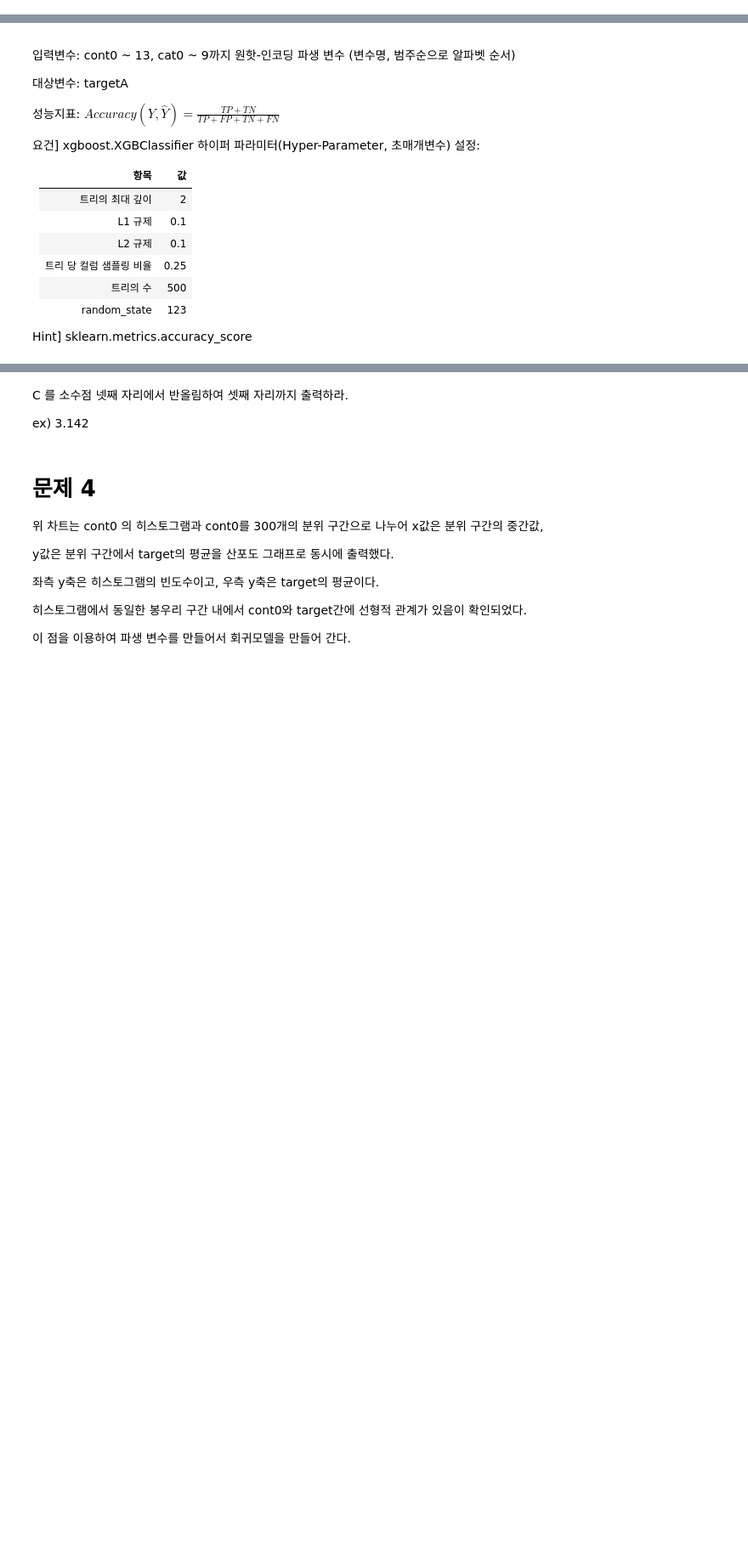
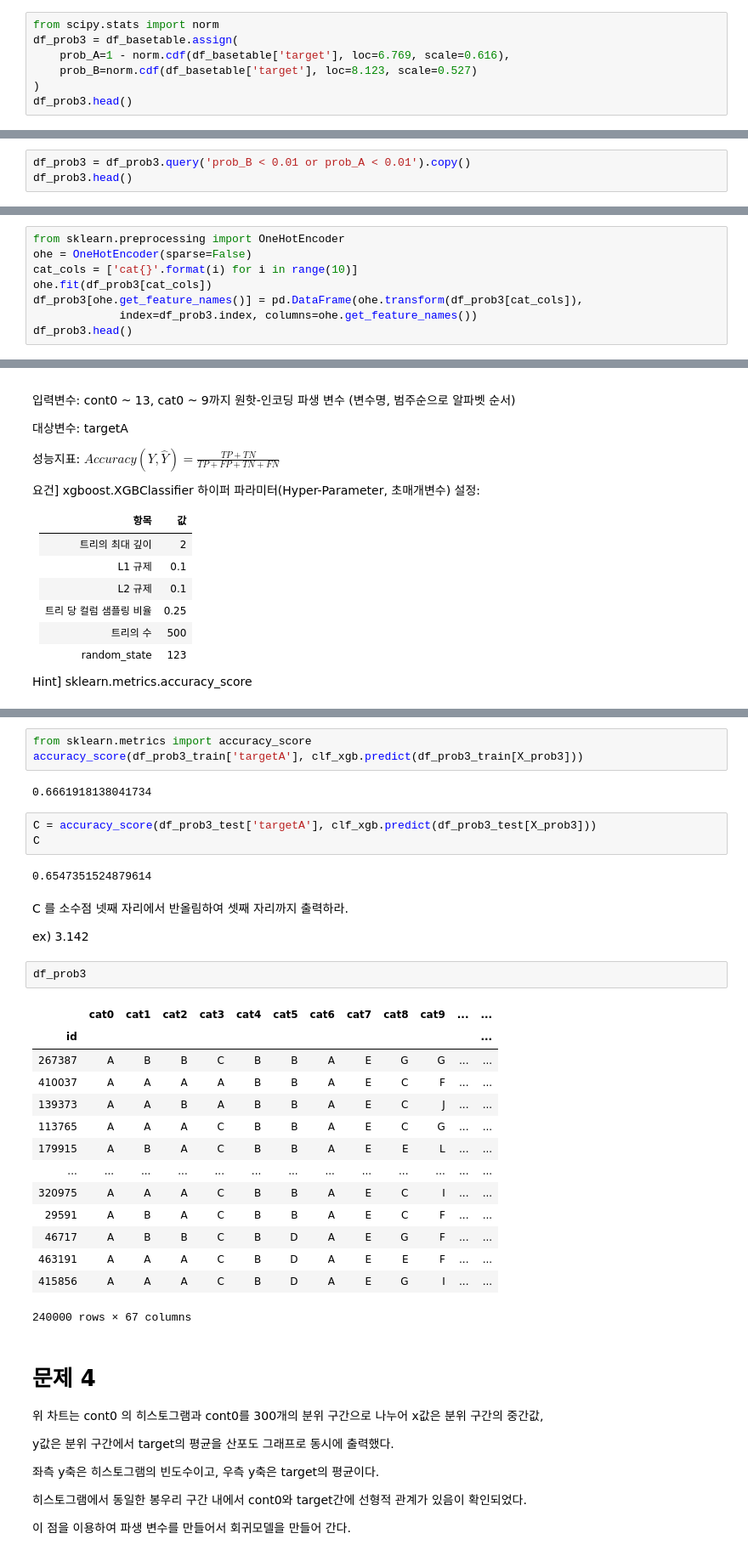
Before and after one commit to sunkusun9/DS_lv3_2304, a Jupyter notebook: sec_ds_lv3_prob2_prob.ipynb, the cells around one changed output, grey strips where cells are left out. Shown at 85% size. Cells and saved outputs as stored; diff of their text form; blank space fills up the shorter version.

```diff
--- a/sec_ds_lv3_prob2_prob.ipynb
+++ b/sec_ds_lv3_prob2_prob.ipynb
@@ -654,3 +690,10 @@ A 범주의 평균은 6.769 표준편차는 0.616이고 범주 B일 때 평균
 basetable에 두 개의 파생 변수 prob_A, prob_B를 추가하여 prob3 데이터프레임을 만든다.
 
 Hint] scipy.stats.norm
+# %%
+from scipy.stats import norm
+df_prob3 = df_basetable.assign(
+    prob_A=1 - norm.cdf(df_basetable['target'], loc=6.769, scale=0.616),
+    prob_B=norm.cdf(df_basetable['target'], loc=8.123, scale=0.527)
+)
+df_prob3.head()
@@ -662,3 +714,6 @@ prob3 중에서 target이 A 또는 B라고 신뢰할 수 있는 행들만을 골
 prob_B가 0.01 이거나, prob_A가 0.01 미만인 것만 남긴다. (즉, 위 그림에서 회색 영역에 해당하는 부분은 제외)
 
 Hint] 행의 개수는 124,600가 된다.
+# %%
+df_prob3 = df_prob3.query('prob_B < 0.01 or prob_A < 0.01').copy()
+df_prob3.head()
@@ -668,3 +732,11 @@ Hint] 행의 개수는 124,600가 된다.
 prob3에 cat0 ~ 9를 제외하는 범주 없이 원핫 인코딩(One-Hot Encoding) 한다.
 
 Hint] sklearn.preprocessing.OneHotEncoder
+# %%
+from sklearn.preprocessing import OneHotEncoder
+ohe = OneHotEncoder(sparse=False)
+cat_cols = ['cat{}'.format(i) for i in range(10)]
+ohe.fit(df_prob3[cat_cols])
+df_prob3[ohe.get_feature_names()] = pd.DataFrame(ohe.transform(df_prob3[cat_cols]),
+             index=df_prob3.index, columns=ohe.get_feature_names())
+df_prob3.head()
@@ -702,7 +808,34 @@ Hint] sklearn.metrics.accuracy_score
+# %%
+from sklearn.metrics import accuracy_score
+accuracy_score(df_prob3_train['targetA'], clf_xgb.predict(df_prob3_train[X_prob3]))
+# %% [output]
+0.6661918138041734
+# %%
+C = accuracy_score(df_prob3_test['targetA'], clf_xgb.predict(df_prob3_test[X_prob3]))
+C
+# %% [output]
+0.6547351524879614
 # %% [markdown]
 C 를 소수점 넷째 자리에서 반올림하여 셋째 자리까지 출력하라.
 
 ex) 3.142
+# %%
+df_prob3
+# %% [output]
+|  | cat0 | cat1 | cat2 | cat3 | cat4 | cat5 | cat6 | cat7 | cat8 | cat9 | ... | ... |
+| id |  |  |  |  |  |  |  |  |  |  |  | ... |
+| 267387 | A | B | B | C | B | B | A | E | G | G | ... | ... |
+| 410037 | A | A | A | A | B | B | A | E | C | F | ... | ... |
+| 139373 | A | A | B | A | B | B | A | E | C | J | ... | ... |
+| 113765 | A | A | A | C | B | B | A | E | C | G | ... | ... |
+| 179915 | A | B | A | C | B | B | A | E | E | L | ... | ... |
+| ... | ... | ... | ... | ... | ... | ... | ... | ... | ... | ... | ... | ... |
+| 320975 | A | A | A | C | B | B | A | E | C | I | ... | ... |
+| 29591 | A | B | A | C | B | B | A | E | C | F | ... | ... |
+| 46717 | A | B | B | C | B | D | A | E | G | F | ... | ... |
+| 463191 | A | A | A | C | B | D | A | E | E | F | ... | ... |
+| 415856 | A | A | A | C | B | D | A | E | G | I | ... | ... |
+240000 rows × 67 columns
 # %% [markdown]
 # 문제 4
 
```
Also changed, not shown: parts of 60 cells of this notebook.
